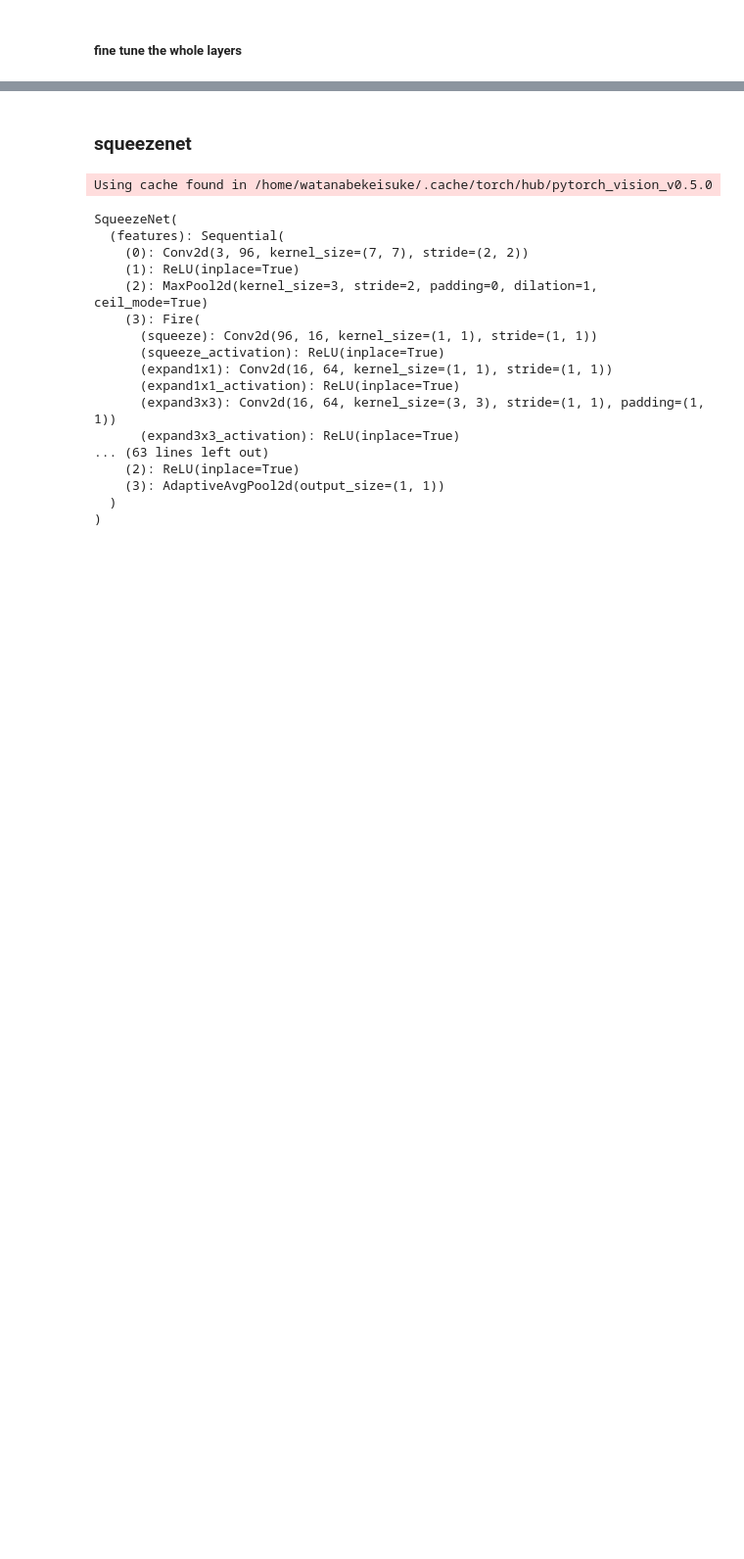
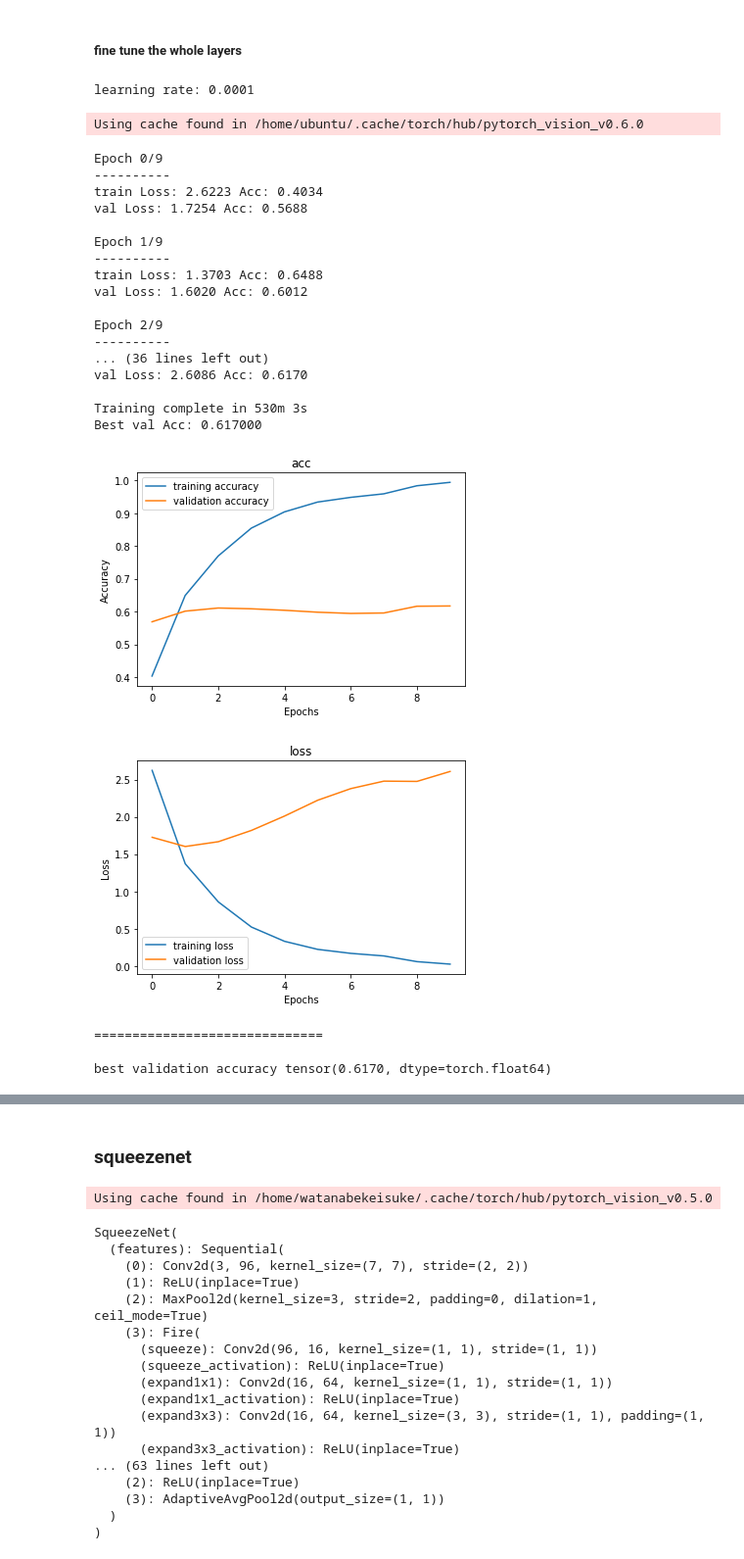
Before and after one commit to ahadrauf2020/yolo9000, a Jupyter notebook: kei-resnet-vgg.ipynb, the cells around one changed output, grey strips where cells are left out. Shown at 98% size. Cells and saved outputs as stored; diff of their text form; code cells hidden in the pictures; blank space fills up the shorter version.

```diff
--- a/kei-resnet-vgg.ipynb
+++ b/kei-resnet-vgg.ipynb
@@ -53,18 +53,35 @@ im_width = 64
 phases = ['train', 'val', 'test']
 device = torch.device("cuda:0" if torch.cuda.is_available() else "cpu")
 
-def load_data(batch_size=500):
+def load_data(batch_size=500, data_aug=False):
     data_transforms = transforms.Compose([
         transforms.ToTensor(),
         transforms.Normalize((0, 0, 0), tuple(np.sqrt((255, 255, 255)))),
     ])
 
-    # Load Data from folders
-    image_datasets = {
-        'train': datasets.ImageFolder(os.path.join(data_dir, 'train'), transform=data_transforms),
-        'val': datasets.ImageFolder(os.path.join(data_dir, 'val'), transform=data_transforms),
-        'test': datasets.ImageFolder(os.path.join(data_dir, 'test'), transform=data_transforms)
-    }
+    train_data_transforms = transforms.Compose([
+        transforms.RandomHorizontalFlip(),
+         transforms.RandomVerticalFlip(),
+        transforms.RandomRotation(45),
+        transforms.ColorJitter(),
+#         transforms.RandomResizedCrop(224),
+        transforms.ToTensor(),
+        transforms.Normalize((0, 0, 0), tuple(np.sqrt((255, 255, 255)))),
+    ])
+
+    if data_aug:
+        # Load Data from folders
+        image_datasets = {
+            'train': datasets.ImageFolder(os.path.join(data_dir, 'train'), transform=train_data_transforms),
+            'val': datasets.ImageFolder(os.path.join(data_dir, 'val'), transform=data_transforms),
+            'test': datasets.ImageFolder(os.path.join(data_dir, 'test'), transform=data_transforms)
+        }
+    else:
+        image_datasets = {
+            'train': datasets.ImageFolder(os.path.join(data_dir, 'train'), transform=data_transforms),
+            'val': datasets.ImageFolder(os.path.join(data_dir, 'val'), transform=data_transforms),
+            'test': datasets.ImageFolder(os.path.join(data_dir, 'test'), transform=data_transforms)
+        }
 
     # subset_indices = np.random.permutation(range(100))
     # dataloaders = {x: DataLoader(image_datasets[x], batch_size=batch_size, shuffle=False,
@@ -832,7 +849,8 @@ print("best validation accuracy", max_acc)
 # %% [markdown]
 ##### fine tune the last layer
 # %%
-learning_rates = [1e-5, 1e-4, 1e-3, 1e-2]
+%%capture output2
+learning_rates = [1e-5, 1e-4, 1e-3]
 max_acc = 0
 
 for lr in learning_rates:
@@ -857,4 +875,5 @@ for lr in learning_rates:
     print('='*30)
     print()
 print("best validation accuracy", max_acc)
+output2.show()
 # %% [output]
@@ -876,36 +908,62 @@ KeyboardInterrupt:
 # %% [markdown]
 ##### fine tune the whole layers
 # %%
-%%capture output
+# %%capture output
 
-learning_rates = [1e-5, 1e-4]
+learning_rates = [1e-4]
 max_acc = 0
 
 for lr in learning_rates:
     print("learning rate:", lr)
     vgg_model = torch.hub.load('pytorch/vision:v0.6.0', 'vgg19_bn', pretrained=True)
 #     for param in vgg_model.parameters():
 #         param.requires_grad = False
     num_ftrs = vgg_model.classifier[6].in_features
     vgg_model.classifier[6] = nn.Linear(num_ftrs,num_classes)
     vgg_model = vgg_model.to(device)
     criterion = nn.CrossEntropyLoss()
     optimizer_ft = optim.Adam(filter(lambda p: p.requires_grad, vgg_model.parameters()), lr=lr)
     # optimizer_ft = optim.SGD(vgg_model.parameters(), lr=0.01, momentum=0.9)
     scheduler = lr_scheduler.StepLR(optimizer_ft, step_size=8, gamma=0.1)
     vgg_model, tr_acc, val_acc, tr_loss, val_loss = train_model(vgg_model, criterion, optimizer_ft, scheduler, num_epochs=10)
     if max(val_acc) > max_acc:
         best_model = vgg_model
         max_acc = max(val_acc)
 
     plot_result(range(10), tr_acc, val_acc, 'acc', 'Accuracy')
     plot_result(range(10), tr_loss, val_loss, 'loss', 'Loss')
     print('='*30)
     print()
+
 torch.save(best_model.state_dict(), './models/vgg19_bn_best_model_state_dict.pt')
 torch.save(tr_loss, './models/vgg19_tr_loss.pt')
 torch.save(tr_acc, './models/vgg19_tr_acc.pt')
 torch.save(val_loss, './models/vgg19_val_loss.pt')
 torch.save(val_acc, './models/vgg19_val_acc.pt')
 print("best validation accuracy", max_acc)
-output.show()
+# output.show()
+# %% [output]
+learning rate: 0.0001
+Using cache found in /home/ubuntu/.cache/torch/hub/pytorch_vision_v0.6.0
+Epoch 0/9
+----------
+train Loss: 2.6223 Acc: 0.4034
+val Loss: 1.7254 Acc: 0.5688
+
+Epoch 1/9
+----------
+train Loss: 1.3703 Acc: 0.6488
+val Loss: 1.6020 Acc: 0.6012
+
+Epoch 2/9
+----------
+... (36 lines left out)
+val Loss: 2.6086 Acc: 0.6170
+
+Training complete in 530m 3s
+Best val Acc: 0.617000
+[figure, added]
+[figure, added]
+==============================
+
+best validation accuracy tensor(0.6170, dtype=torch.float64)
```
Also changed, not shown: parts of 4 cells of this notebook.
